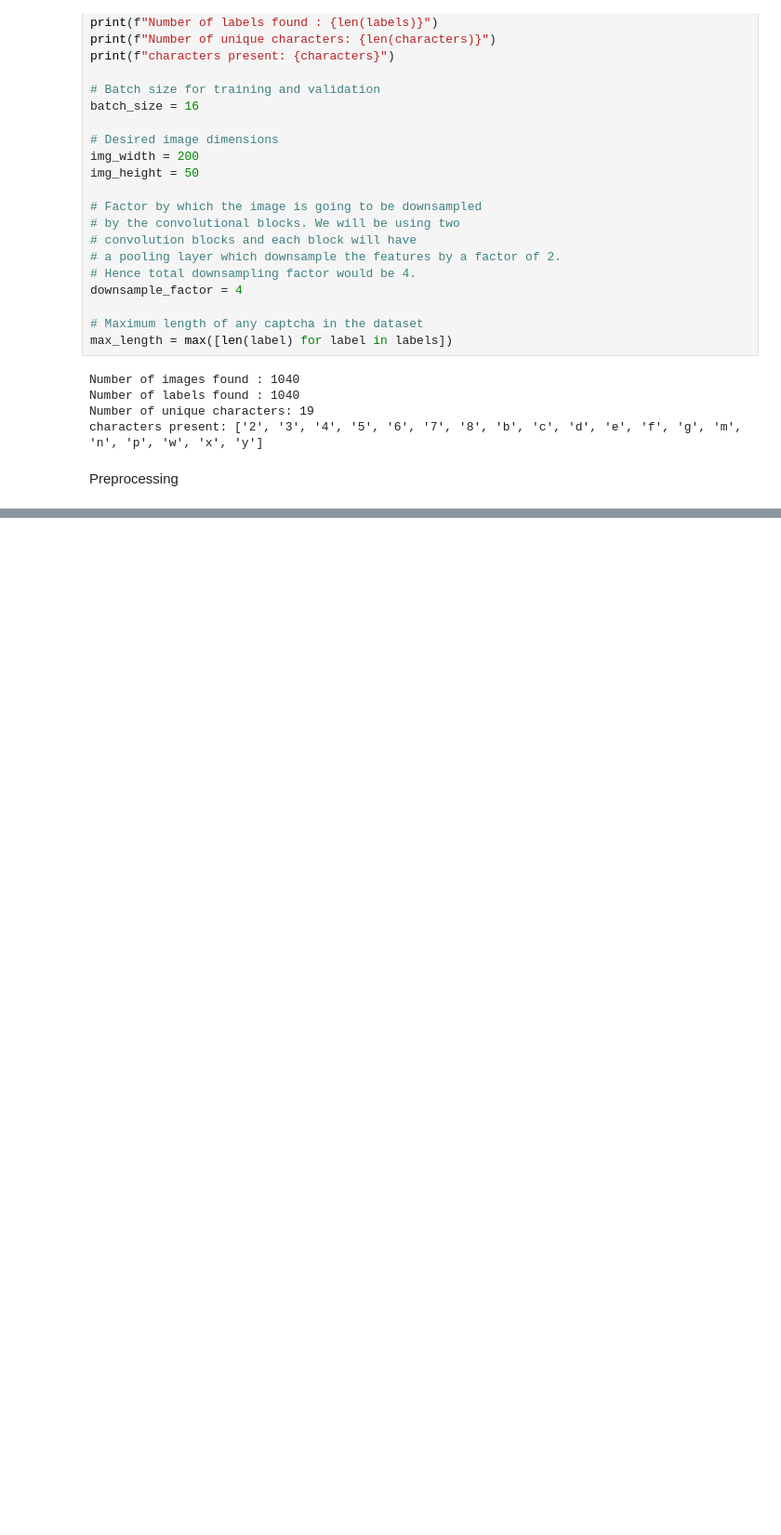
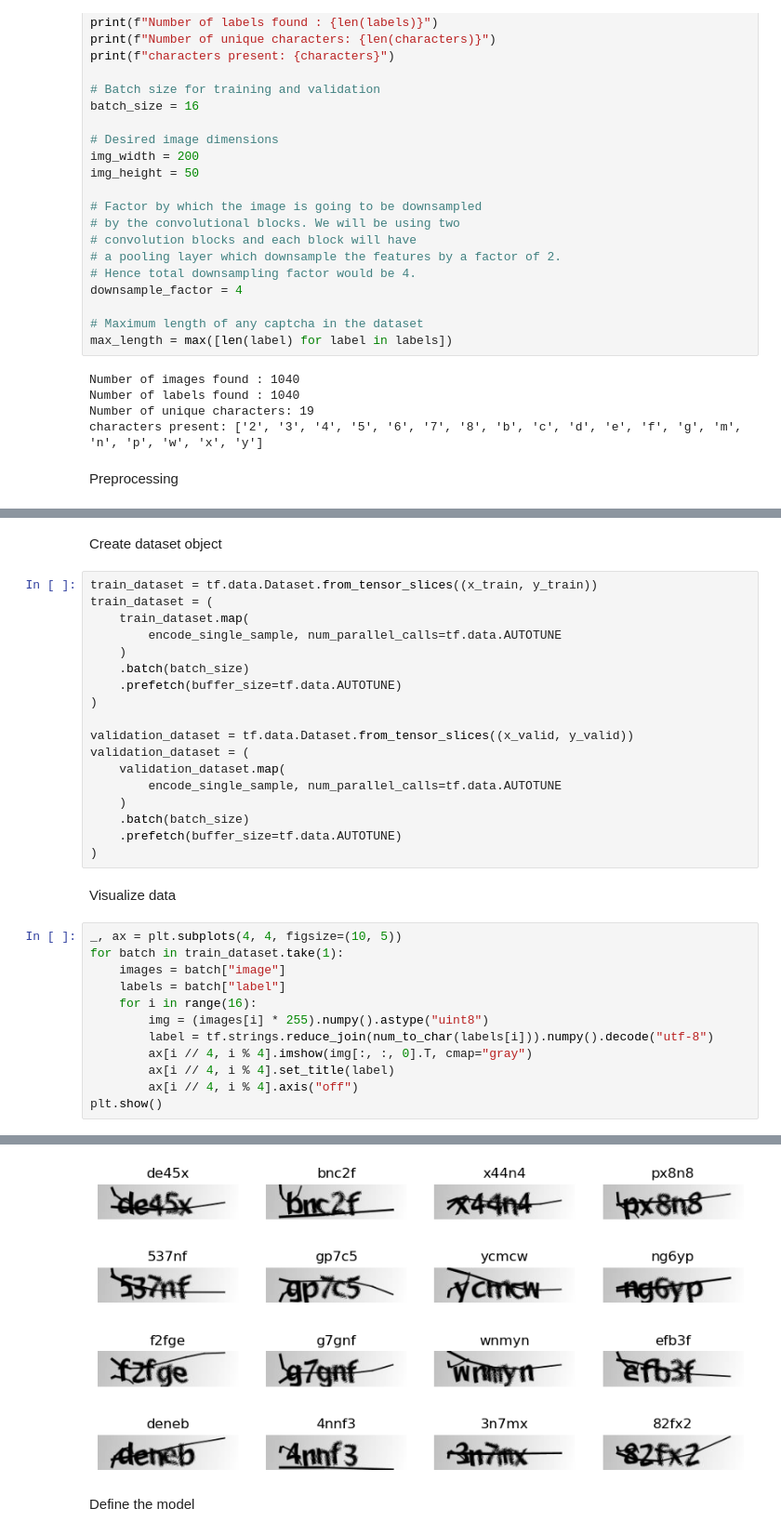
Before and after one commit to concordinoapp/concordino-ai, a Jupyter notebook: ocr_captcha/index.ipynb, the cells around one changed output, grey strips where cells are left out. Shown: that part at 93% size. Drawn from its saved outputs; the diff is of its cells as text; blank space fills up the shorter version.

```diff
--- a/ocr_captcha/index.ipynb
+++ b/ocr_captcha/index.ipynb
@@ -79,0 +99,35 @@ To enable them in other operations, rebuild TensorFlow with the appropriate comp
+# %% [markdown]
+Create dataset object
+# %%
+train_dataset = tf.data.Dataset.from_tensor_slices((x_train, y_train))
+train_dataset = (
+    train_dataset.map(
+        encode_single_sample, num_parallel_calls=tf.data.AUTOTUNE
+    )
+    .batch(batch_size)
+    .prefetch(buffer_size=tf.data.AUTOTUNE)
+)
+
+validation_dataset = tf.data.Dataset.from_tensor_slices((x_valid, y_valid))
+validation_dataset = (
+    validation_dataset.map(
+        encode_single_sample, num_parallel_calls=tf.data.AUTOTUNE
+    )
+    .batch(batch_size)
+    .prefetch(buffer_size=tf.data.AUTOTUNE)
+)
+# %% [markdown]
+Visualize data
+# %%
+_, ax = plt.subplots(4, 4, figsize=(10, 5))
+for batch in train_dataset.take(1):
+    images = batch["image"]
+    labels = batch["label"]
+    for i in range(16):
+        img = (images[i] * 255).numpy().astype("uint8")
+        label = tf.strings.reduce_join(num_to_char(labels[i])).numpy().decode("utf-8")
+        ax[i // 4, i % 4].imshow(img[:, :, 0].T, cmap="gray")
+        ax[i // 4, i % 4].set_title(label)
+        ax[i // 4, i % 4].axis("off")
+plt.show()
+# %% [output]
@@ -79,0 +150,3 @@ To enable them in other operations, rebuild TensorFlow with the appropriate comp
+[figure, added]
+# %% [markdown]
+Define the model
```
Also changed, not shown: parts of 7 cells of this notebook, 12 other files.
